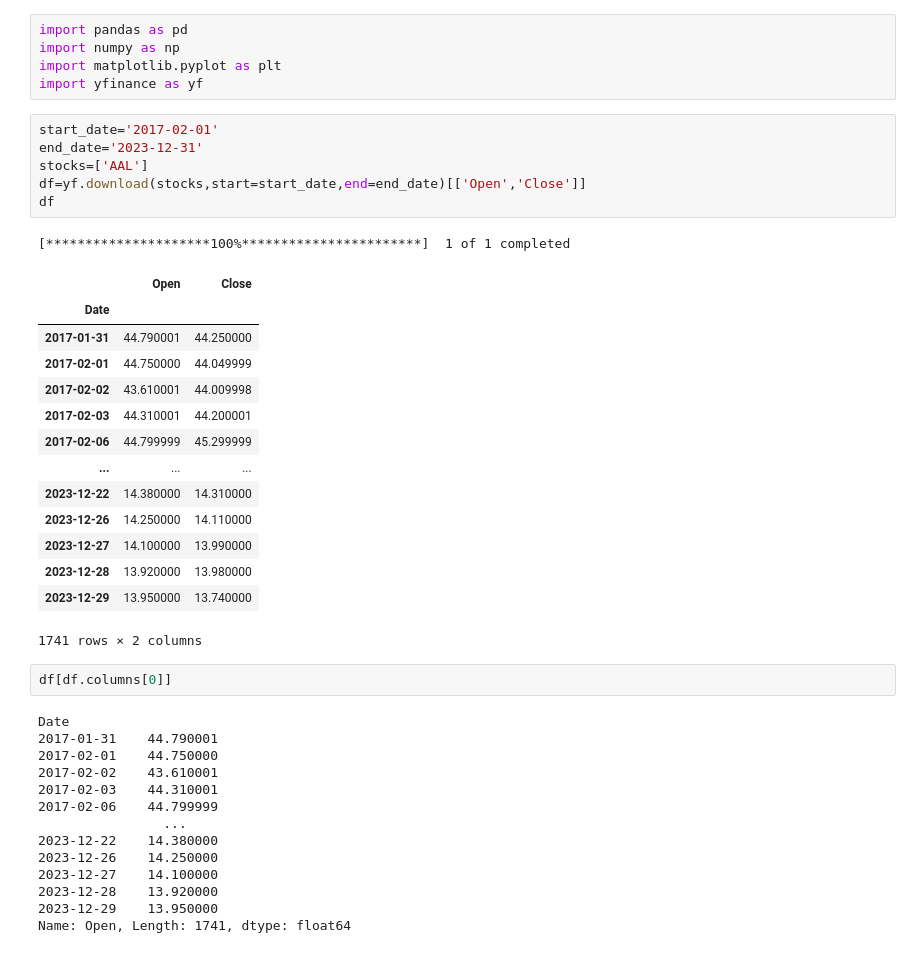
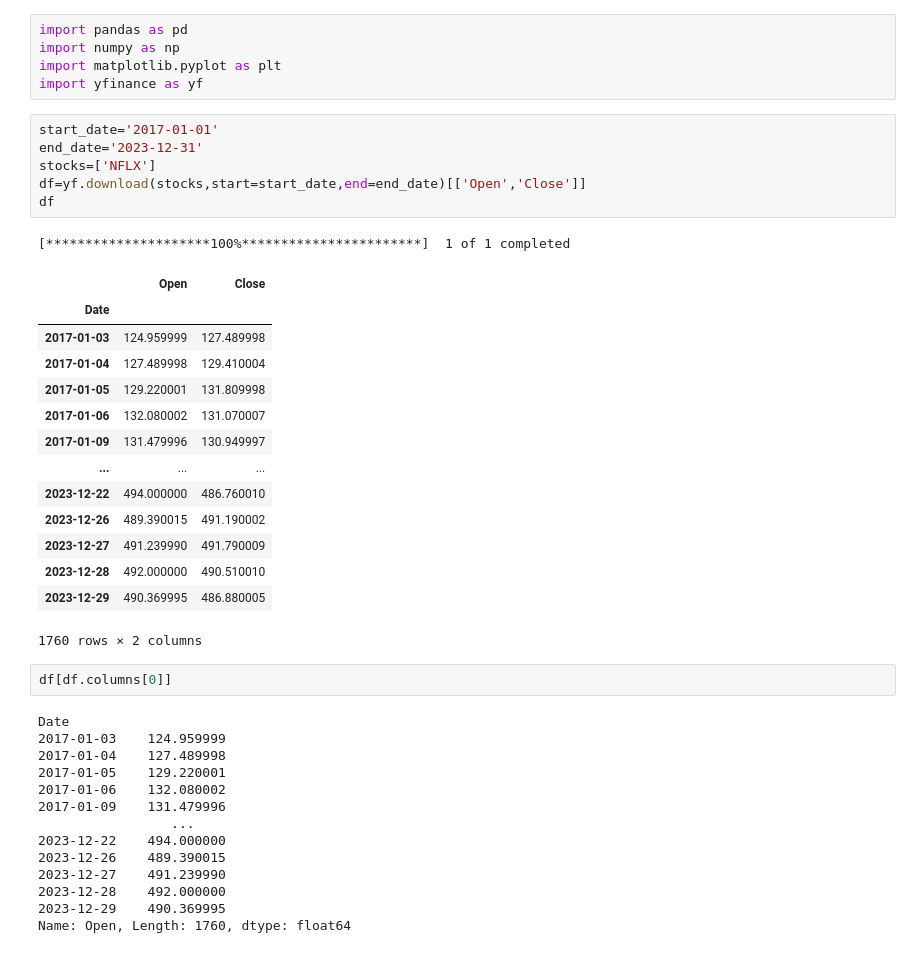
Before and after one commit to nafissaad/Tutorial1, a Jupyter notebook: Tutorial/Python for finance/QuantProgram/Trend following strategy .ipynb, the cells around one changed output. Cells and saved outputs as stored; diff of their text form.

```diff
--- a/Tutorial/Python for finance/QuantProgram/Trend following strategy .ipynb
+++ b/Tutorial/Python for finance/QuantProgram/Trend following strategy .ipynb
@@ -4,43 +4,43 @@ import numpy as np
 import matplotlib.pyplot as plt
 import yfinance as yf
 # %%
-start_date='2017-02-01'
+start_date='2017-01-01'
 end_date='2023-12-31'
-stocks=['AAL']
+stocks=['NFLX']
 df=yf.download(stocks,start=start_date,end=end_date)[['Open','Close']]
 df
 # %% [output]
 [*********************100%***********************]  1 of 1 completed
 |  | Open | Close |
 | Date |  |  |
-| 2017-01-31 | 44.790001 | 44.250000 |
-| 2017-02-01 | 44.750000 | 44.049999 |
-| 2017-02-02 | 43.610001 | 44.009998 |
-| 2017-02-03 | 44.310001 | 44.200001 |
-| 2017-02-06 | 44.799999 | 45.299999 |
+| 2017-01-03 | 124.959999 | 127.489998 |
+| 2017-01-04 | 127.489998 | 129.410004 |
+| 2017-01-05 | 129.220001 | 131.809998 |
+| 2017-01-06 | 132.080002 | 131.070007 |
+| 2017-01-09 | 131.479996 | 130.949997 |
 | ... | ... | ... |
-| 2023-12-22 | 14.380000 | 14.310000 |
-| 2023-12-26 | 14.250000 | 14.110000 |
-| 2023-12-27 | 14.100000 | 13.990000 |
-| 2023-12-28 | 13.920000 | 13.980000 |
-| 2023-12-29 | 13.950000 | 13.740000 |
+| 2023-12-22 | 494.000000 | 486.760010 |
+| 2023-12-26 | 489.390015 | 491.190002 |
+| 2023-12-27 | 491.239990 | 491.790009 |
+| 2023-12-28 | 492.000000 | 490.510010 |
+| 2023-12-29 | 490.369995 | 486.880005 |
-1741 rows × 2 columns
+1760 rows × 2 columns
 # %%
 df[df.columns[0]]
 # %% [output]
 Date
-2017-01-31    44.790001
-2017-02-01    44.750000
-2017-02-02    43.610001
-2017-02-03    44.310001
-2017-02-06    44.799999
-                ...
-2023-12-22    14.380000
-2023-12-26    14.250000
-2023-12-27    14.100000
-2023-12-28    13.920000
-2023-12-29    13.950000
-Name: Open, Length: 1741, dtype: float64
+2017-01-03    124.959999
+2017-01-04    127.489998
+2017-01-05    129.220001
+2017-01-06    132.080002
+2017-01-09    131.479996
+                 ...
+2023-12-22    494.000000
+2023-12-26    489.390015
+2023-12-27    491.239990
+2023-12-28    492.000000
+2023-12-29    490.369995
+Name: Open, Length: 1760, dtype: float64
 # %%
 #Moving parameters
 rolling_windows_days=30
```
Also changed, not shown: parts of 16 cells of this notebook.
